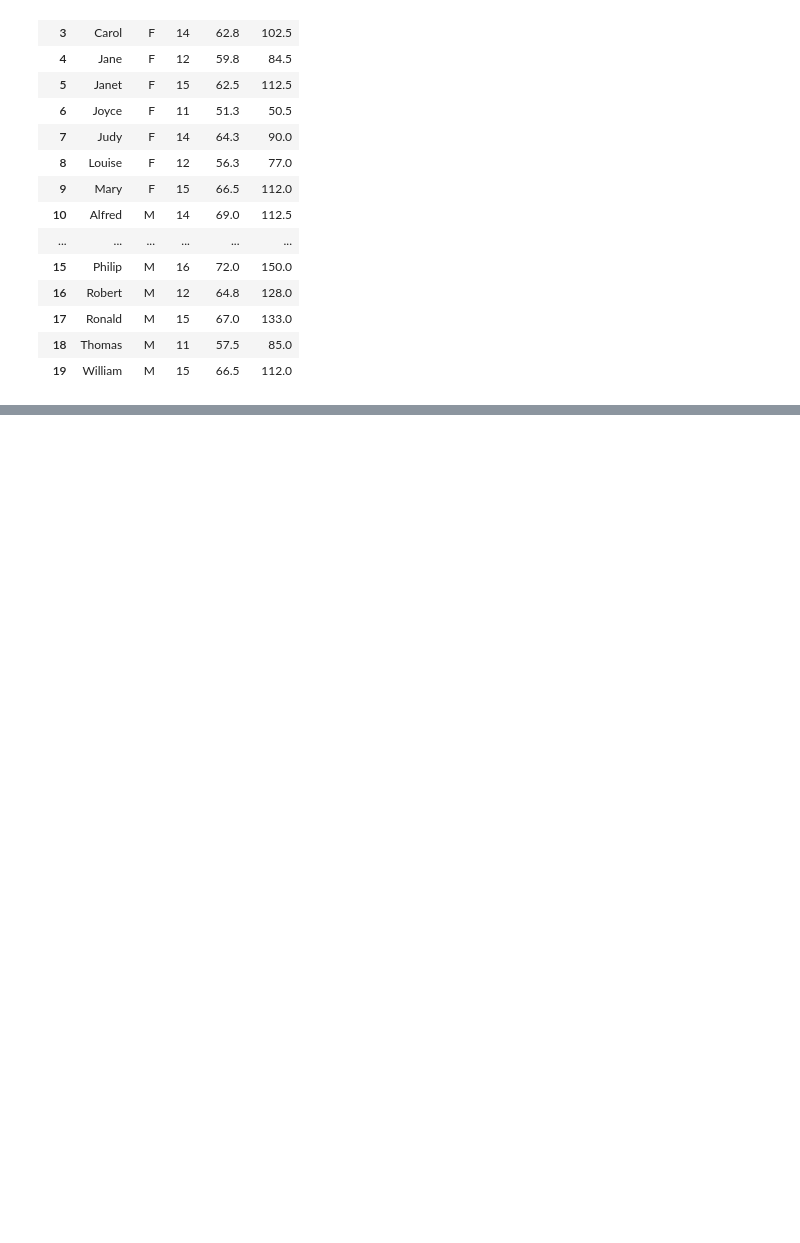
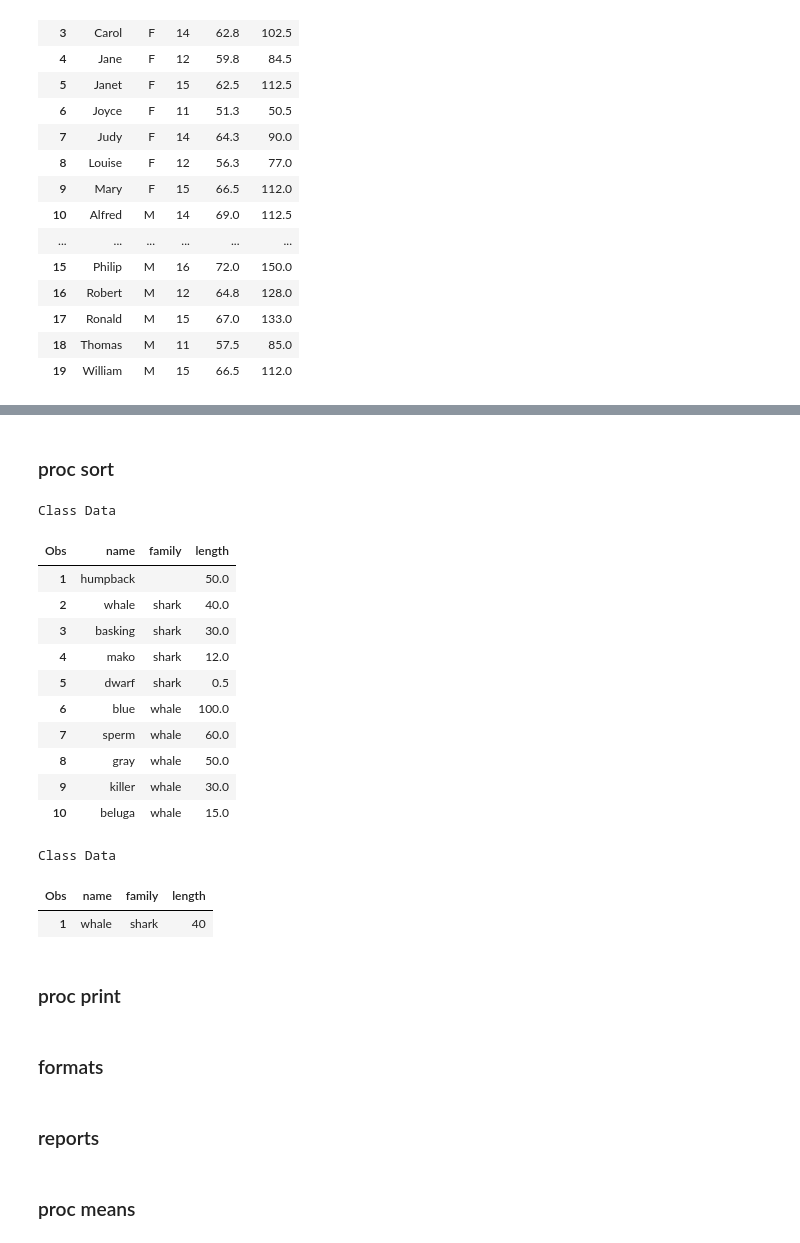
Before and after one commit to 0xdomyz/sas_collection, a Jupyter notebook: data/summary.ipynb, the cells around one changed output, grey strips where cells are left out. Saved outputs shown, nothing was run; the diff lists cells and outputs as text; code cells hidden in the pictures; blank space fills up the shorter version.

```diff
--- a/data/summary.ipynb
+++ b/data/summary.ipynb
@@ -92,0 +128,49 @@ End of Report
+# %% [markdown]
+### proc sort
+# %%
+sas.submitLST(f"""
+    data marine;
+        input name $ family $ length @@;
+        datalines;
+beluga whale 15 dwarf shark .5 sperm whale 60
+basking shark 30 humpback . 50 whale shark 40
+gray whale 50 blue whale 100 killer whale 30
+mako shark 12 whale shark 40
+;
+run;
+
+proc sort data=marine out=seasort nodupkey dupout=dupes;
+    by family descending length;
+run;
+
+proc print data=seasort;
+run;
+
+proc print data=dupes;
+run;
+
+""")
+# %% [output]
+Class Data
+| Obs | name | family | length |
+| 1 | humpback |  | 50.0 |
+| 2 | whale | shark | 40.0 |
+| 3 | basking | shark | 30.0 |
+| 4 | mako | shark | 12.0 |
+| 5 | dwarf | shark | 0.5 |
+| 6 | blue | whale | 100.0 |
+| 7 | sperm | whale | 60.0 |
+| 8 | gray | whale | 50.0 |
+| 9 | killer | whale | 30.0 |
+| 10 | beluga | whale | 15.0 |
+Class Data
+| Obs | name | family | length |
+| 1 | whale | shark | 40 |
+# %% [markdown]
+### proc print
+# %% [markdown]
+### formats
+# %% [markdown]
+### reports
+# %% [markdown]
+### proc means
```
Also changed, not shown: parts of 11 cells of this notebook.
